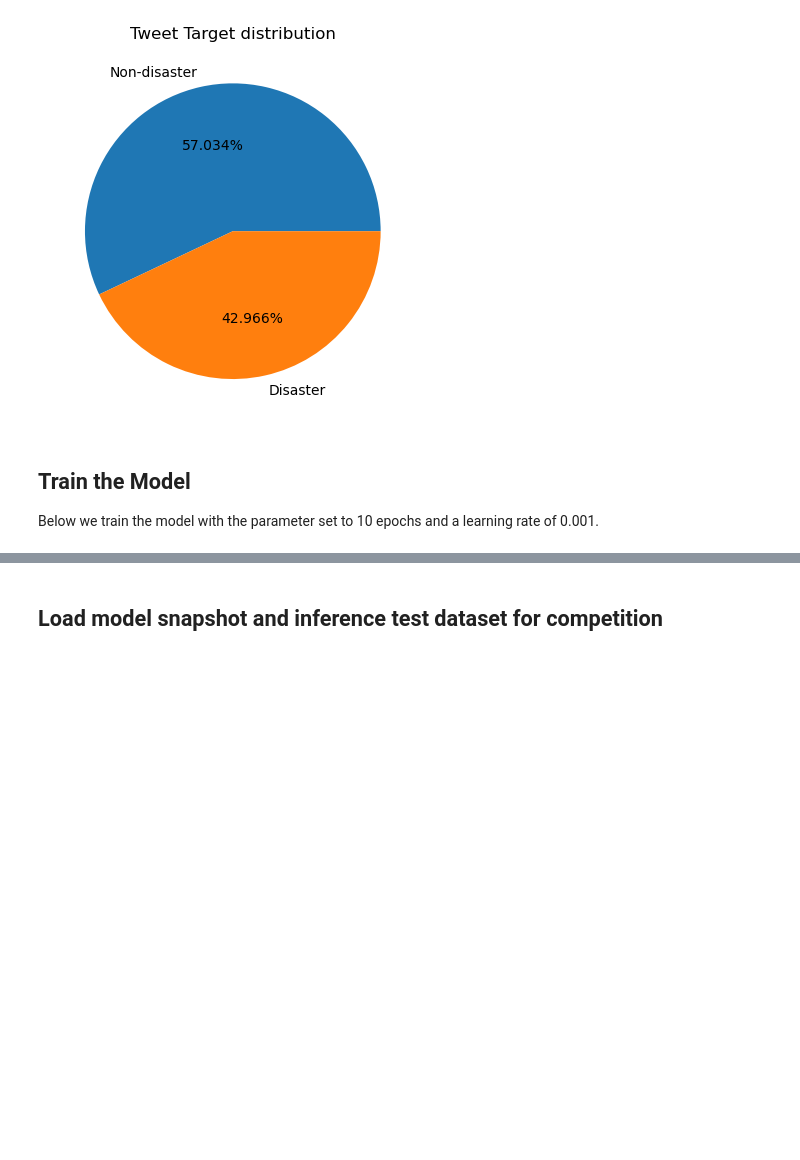
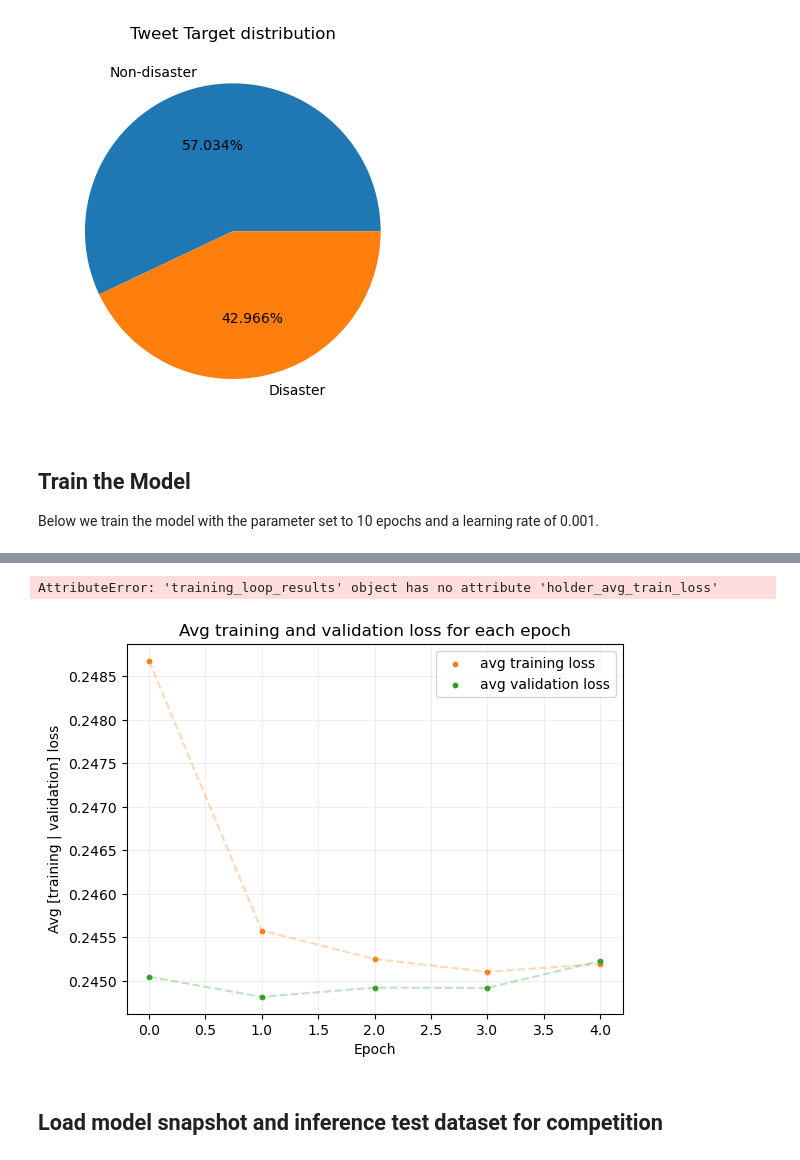
Before and after one commit to anthropikos/kaggle_kernels, a Jupyter notebook: lstm-tweets/lstm-tweets.ipynb, the cells around one changed output, grey strips where cells are left out. Cells and saved outputs as stored; diff of their text form; code cells hidden in the pictures; blank space fills up the shorter version.

```diff
--- a/lstm-tweets/lstm-tweets.ipynb
+++ b/lstm-tweets/lstm-tweets.ipynb
@@ -222,12 +222,13 @@ def load_dataset(mode:str="all", data_directory:Union[str, Path]=None) -> tuple:
 def checkpoint_save(model, optimizer, epoch, training_loss, validation_loss, dir_path=None) -> Path:
 
     filename = f"checkpoint_epoch_{epoch}.checkpoint"
-    file_path = dir_path / Path(filename)
 
     if dir_path is None:
         dir_path = Path.cwd()
     else:
         dir_path = Path(dir_path)
+
+    file_path = dir_path / Path(filename)
 
     dict_to_save = {
         "epoch": epoch,
@@ -355,7 +356,7 @@ class SimpleLSTM(torch.nn.Module):
 
     def __init__(
         self,
-        config: dict,
+        config: dict=None,
     ) -> None:
         """Simple LSTM model.
 
@@ -366,6 +367,16 @@ class SimpleLSTM(torch.nn.Module):
         - Batch normalization is not really needed because outputs have a sigmoid activation function.
         """
         super().__init__()
+
+        if config is None:
+            config = {
+                "linear_bias": True,
+                "lstm_hiddenSize": 10,
+                "lstm_numLayers": 3,
+                "lstm_bias": True,
+                "lstm_dropoutProbability": 0.2,
+                "lstm_bidirectional": False,
+            }
 
         # Variables
         self.config = config
@@ -394,9 +405,11 @@ class SimpleLSTM(torch.nn.Module):
         Source: https://pytorch.org/docs/stable/generated/torch.nn.Module.html#torch.nn.Module.forward
         """
         # Instantiate input layer
-        if input_data.dim > 1:
-            raise AttributeError(f"Input data expected to have 1-dimension, got {input_data.dim}-dimension(s).")
-        self.input_size = input_data.shape()[0]
+        if input_data.dim() != 2:
+            print(input_data.shape)
+            print(input_data)
+            raise AttributeError(f"Input data expected to have 2-dimension, got {input_data.dim()}-dimension(s).")
+        self.input_size = input_data.shape[1]
 
         self.layer_lstm = torch.nn.LSTM(
             input_size=self.input_size,
@@ -415,12 +428,13 @@ class SimpleLSTM(torch.nn.Module):
         last_layer_output, (h_n, c_n) = self.layer_lstm(input_data)
         if last_layer_output.dim() == 3:
             last_layer_output = last_layer_output[:, -1, :]  # All batches; Last sequence output; hidden size
-        elif last_layer_output.dim() == 2:
+        elif last_layer_output.dim() == 2:  # Get the last hidden output
             last_layer_output = last_layer_output[-1, :]  # When no batches - Last seq output; hidden size
         else:
             raise ValueError(
                 f"Output of LSTM layer expected to be either 3 or 2 dimensions (got {last_layer_output.dim()} dimensions.)"
             )
+
 
         # Dense fully connected layer
         output = torch.squeeze(last_layer_output)
@@ -477,7 +491,7 @@ def train_SimpleLSTM(
 
     # Training loop
     for idx_data, (train_target, train_data) in enumerate(
-        tqdm(train_dataset, desc="    Training...", unit="Tweet", miniters=100)
+        tqdm(train_dataset, desc="    Training...", unit="Tweet", unit_scale=100)
     ):
         # if idx_batch == 5: break  # DEBUG
 
@@ -919,12 +883,17 @@ def training_loop(num_of_epochs: int = None, learning_rate: float = None):
 
 # Train the model
 result = training_loop(num_of_epochs=5, learning_rate=0.001)
-
-# Plot results
-ax = plot_train_validation_loss(result.holder_avg_train_loss, result.holder_avg_validation_loss)
-fig = ax.get_figure()
-fig.savefig("/kaggle/working/avg_train_validation_loss_trend.svg")
-plt.show()
+# %% [output]
+AttributeError: 'training_loop_results' object has no attribute 'holder_avg_train_loss'
+# %%
+
+# Plot results
+ax = plot_train_validation_loss(result.avg_train_loss, result.avg_validation_loss)
+fig = ax.get_figure()
+fig.savefig(Path("avg_train_validation_loss_trend.svg"))
+plt.show()
+# %% [output]
+[figure, added]
 # %% [markdown]
 ## Load model snapshot and inference test dataset for competition
 # %%
```
Also changed, not shown: parts of 2 cells of this notebook.
